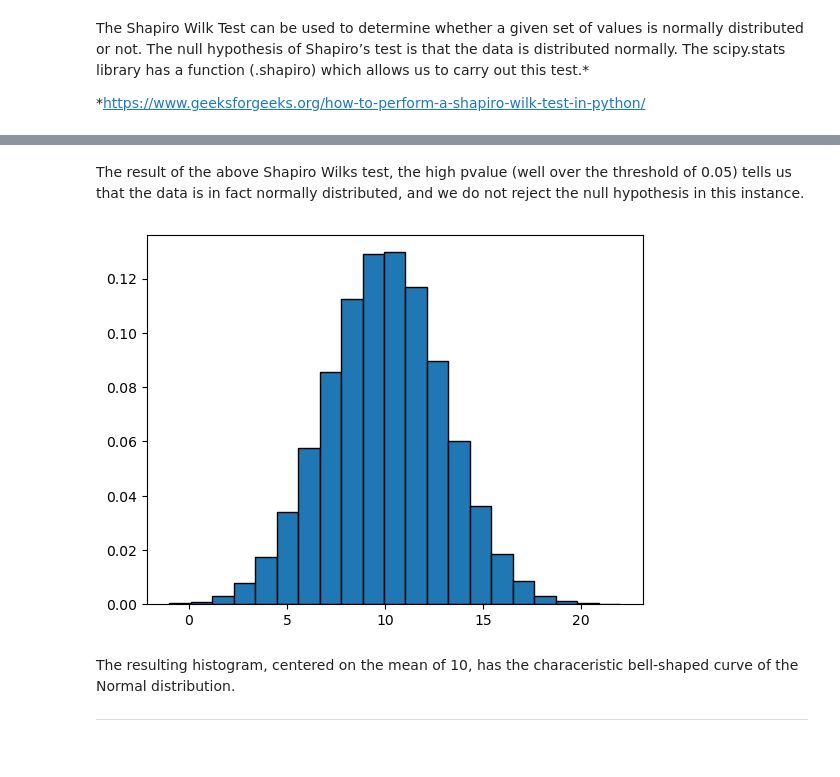
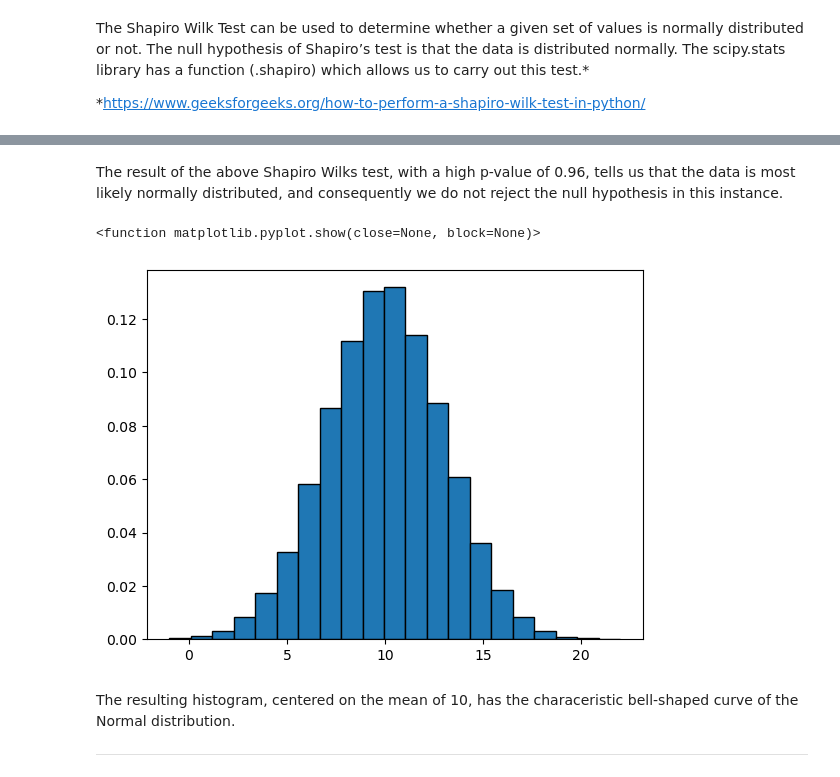
Before and after one commit to martincusack979/applied_statistics, a Jupyter notebook: tasks.ipynb, the cells around one changed output, grey strips where cells are left out. Saved outputs shown, nothing was run; the diff lists cells and outputs as text; code cells hidden in the pictures.

```diff
--- a/tasks.ipynb
+++ b/tasks.ipynb
@@ -202,14 +204,14 @@ ShapiroResult(statistic=0.9999829530715942, pvalue=0.9659722447395325)
 # %% [markdown]
-The result of the above Shapiro Wilks test, the high pvalue (well over the threshold of 0.05) tells us that the data is in fact normally distributed, and we do not reject the null hypothesis in this instance.
+The result of the above Shapiro Wilks test, with a high p-value of 0.96, tells us that the data is most likely normally distributed, and consequently we do not reject the null hypothesis in this instance.
 # %%
 # Visualise data with histogram, using numpy's linspace to return evenly spaced numbers over a specified interval
 # https://numpy.org/doc/stable/reference/generated/numpy.linspace.html
 
-fig, ax = plt.subplots()
-
-ax.hist(data, edgecolor='black', density=True, bins=np.linspace(-1, 22, 22));
+plt.hist(data, edgecolor='black', density=True, bins=np.linspace(-1, 22, 22))
+plt.show
 # %% [output]
+<function matplotlib.pyplot.show(close=None, block=None)>
-[figure, old version]
+[figure, new version]
 # %% [markdown]
 The resulting histogram, centered on the mean of 10, has the characeristic bell-shaped curve of the Normal distribution.
 ***
```
Also changed, not shown: parts of 8 cells of this notebook.
